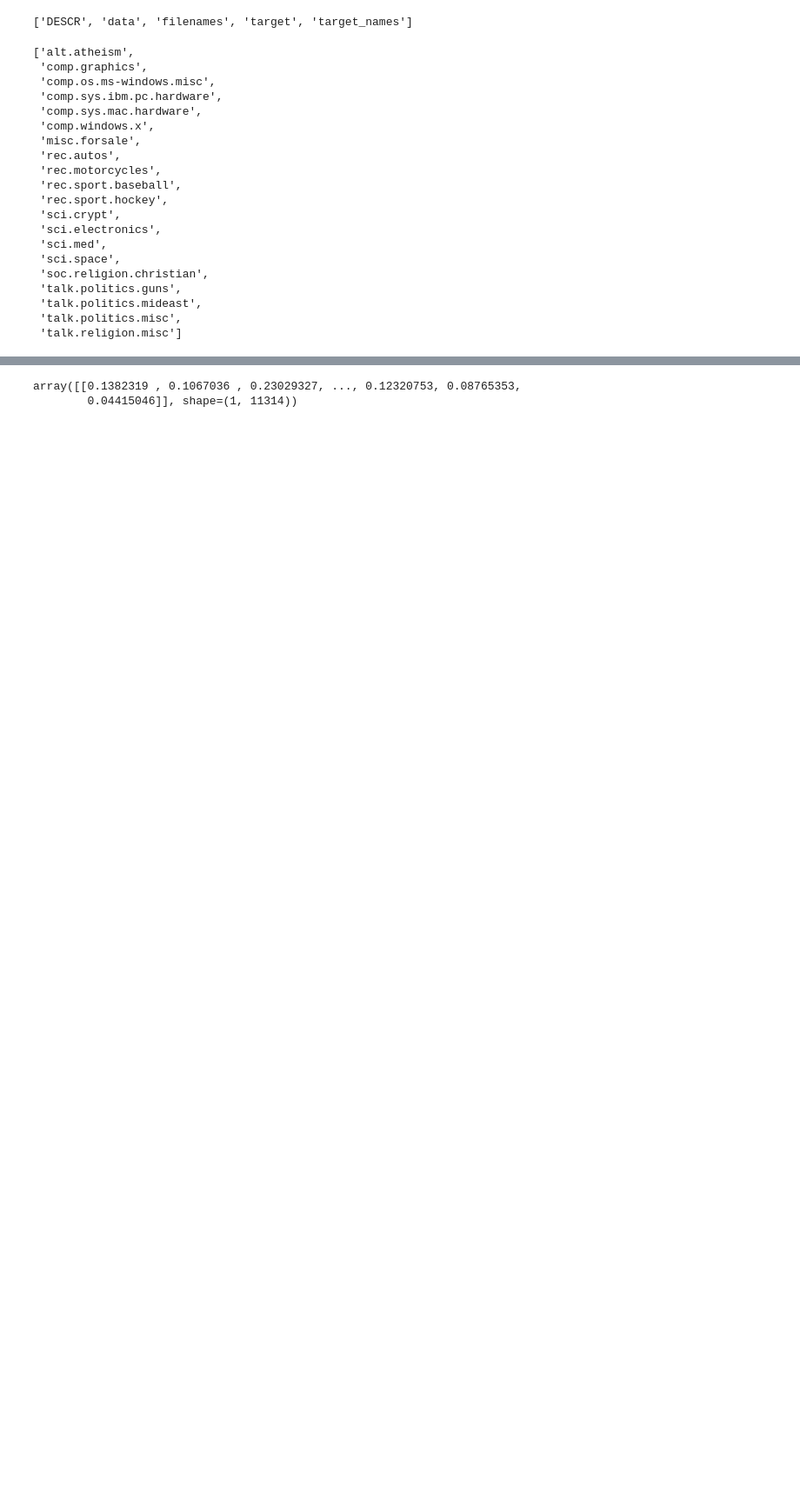
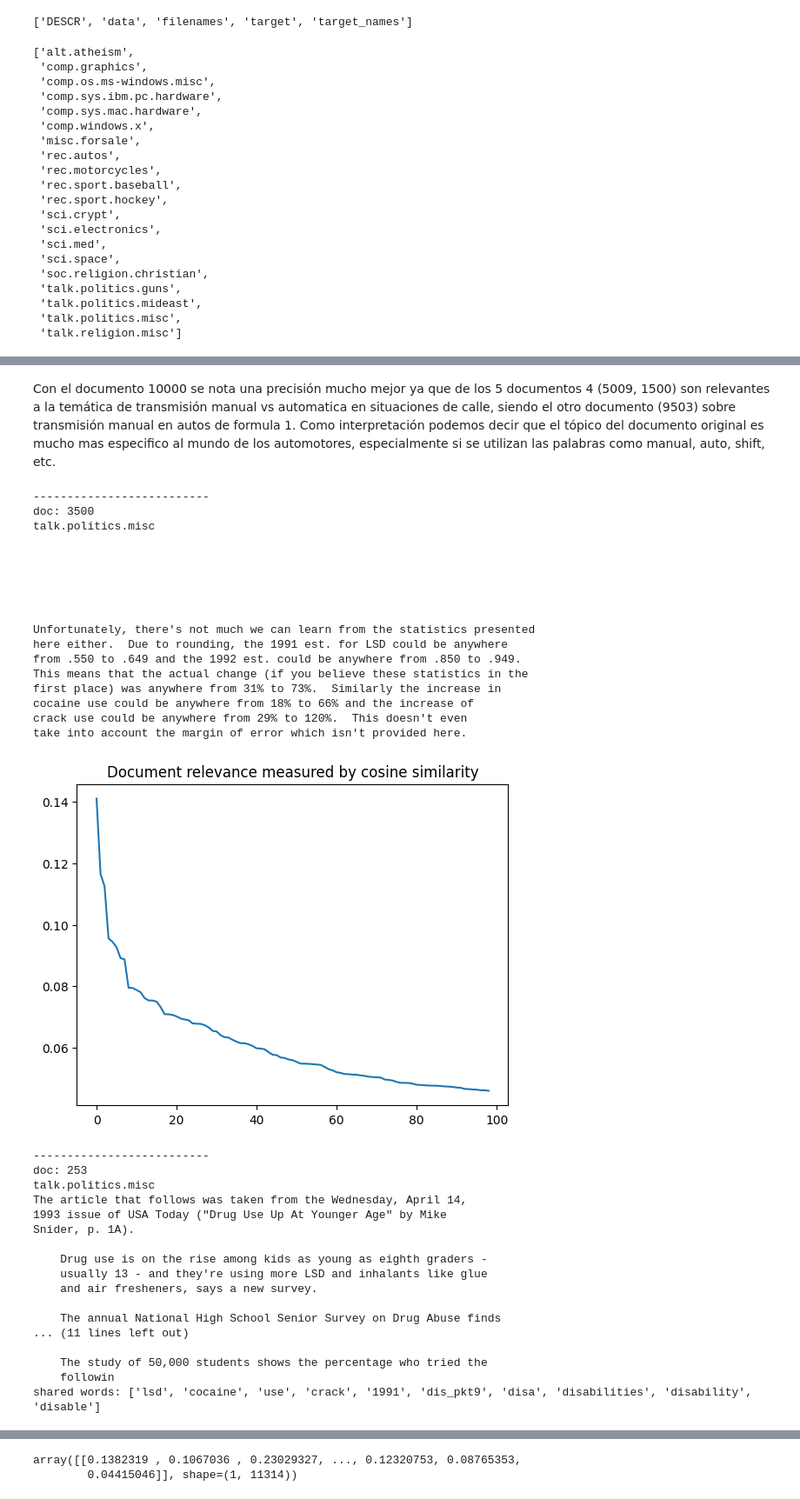
Before and after one commit to LeoCenturion/ceia-nlp, a Jupyter notebook: desafios/desafio_1.ipynb, the cells around one changed output, grey strips where cells are left out. Shown at 87% size. Cells and saved outputs as stored; diff of their text form; code cells hidden in the pictures; blank space fills up the shorter version.

```diff
--- a/desafios/desafio_1.ipynb
+++ b/desafios/desafio_1.ipynb
@@ -251,0 +580,40 @@ matrix([[67742, 67754, 67753, ..., 51136, 67670, 88532]],
+# %% [markdown]
+Con el documento 10000 se nota una precisión mucho mejor ya que de los 5 documentos 4 (5009, 1500) son relevantes a la temática de transmisión manual vs automatica en situaciones de calle, siendo el otro documento (9503) sobre transmisión manual en autos de formula 1. Como interpretación podemos decir que el tópico del documento original es mucho mas especifico al mundo de los automotores, especialmente si se utilizan las palabras como manual, auto, shift, etc.
+# %%
+analyze_similar_docs(3500, X_train, newsgroups_train, idx2word)
+# %% [output]
+--------------------------
+doc: 3500
+talk.politics.misc
+
+
+
+
+
+
+Unfortunately, there's not much we can learn from the statistics presented
+here either.  Due to rounding, the 1991 est. for LSD could be anywhere
+from .550 to .649 and the 1992 est. could be anywhere from .850 to .949.
+This means that the actual change (if you believe these statistics in the
+first place) was anywhere from 31% to 73%.  Similarly the increase in
+cocaine use could be anywhere from 18% to 66% and the increase of
+crack use could be anywhere from 29% to 120%.  This doesn't even
+take into account the margin of error which isn't provided here.
+[figure, added]
+--------------------------
+doc: 253
+talk.politics.misc
+The article that follows was taken from the Wednesday, April 14,
+1993 issue of USA Today ("Drug Use Up At Younger Age" by Mike
+Snider, p. 1A).
+
+    Drug use is on the rise among kids as young as eighth graders -
+    usually 13 - and they're using more LSD and inhalants like glue
+    and air fresheners, says a new survey.
+
+    The annual National High School Senior Survey on Drug Abuse finds
+... (11 lines left out)
+
+    The study of 50,000 students shows the percentage who tried the
+    followin
+shared words: ['lsd', 'cocaine', 'use', 'crack', '1991', 'dis_pkt9', 'disa', 'disabilities', 'disability', 'disable']
```
Also changed, not shown: parts of 34 cells of this notebook, 2 other files.
